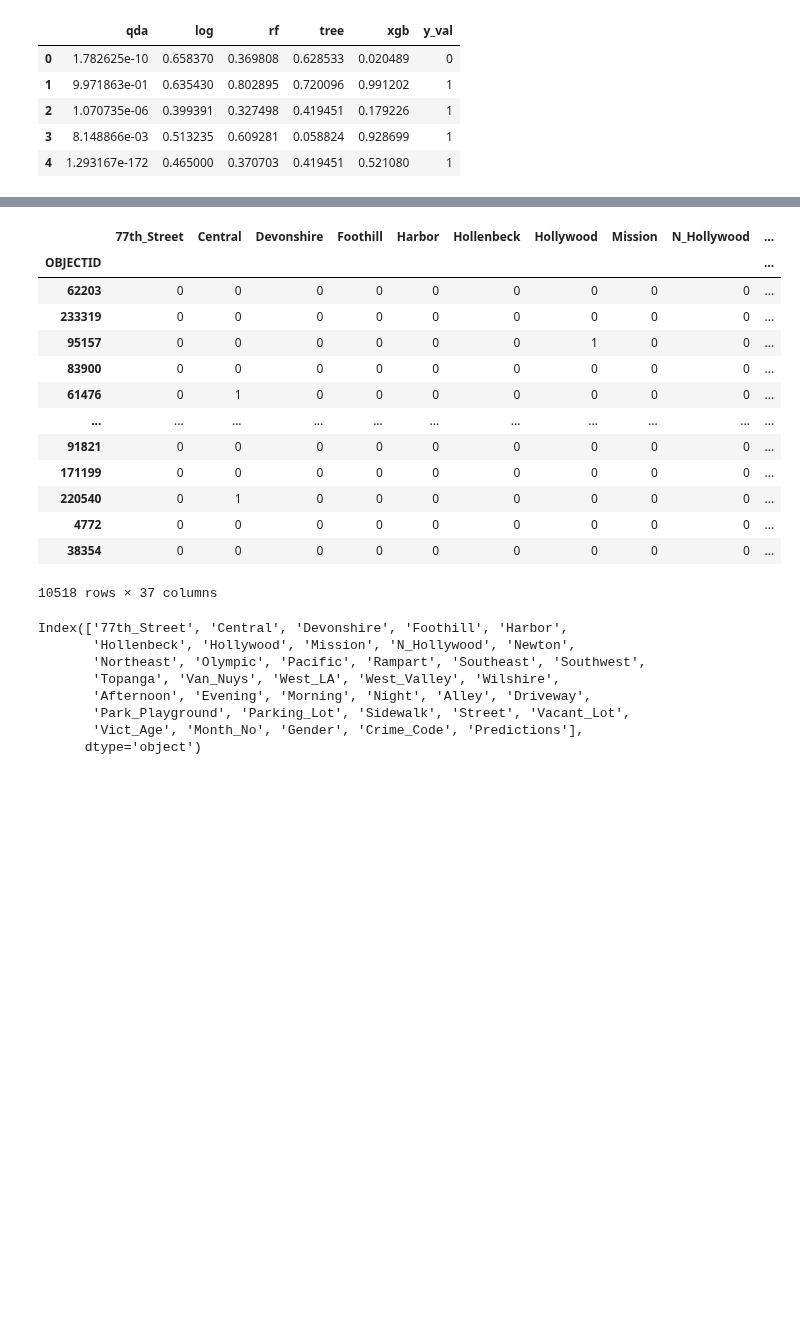
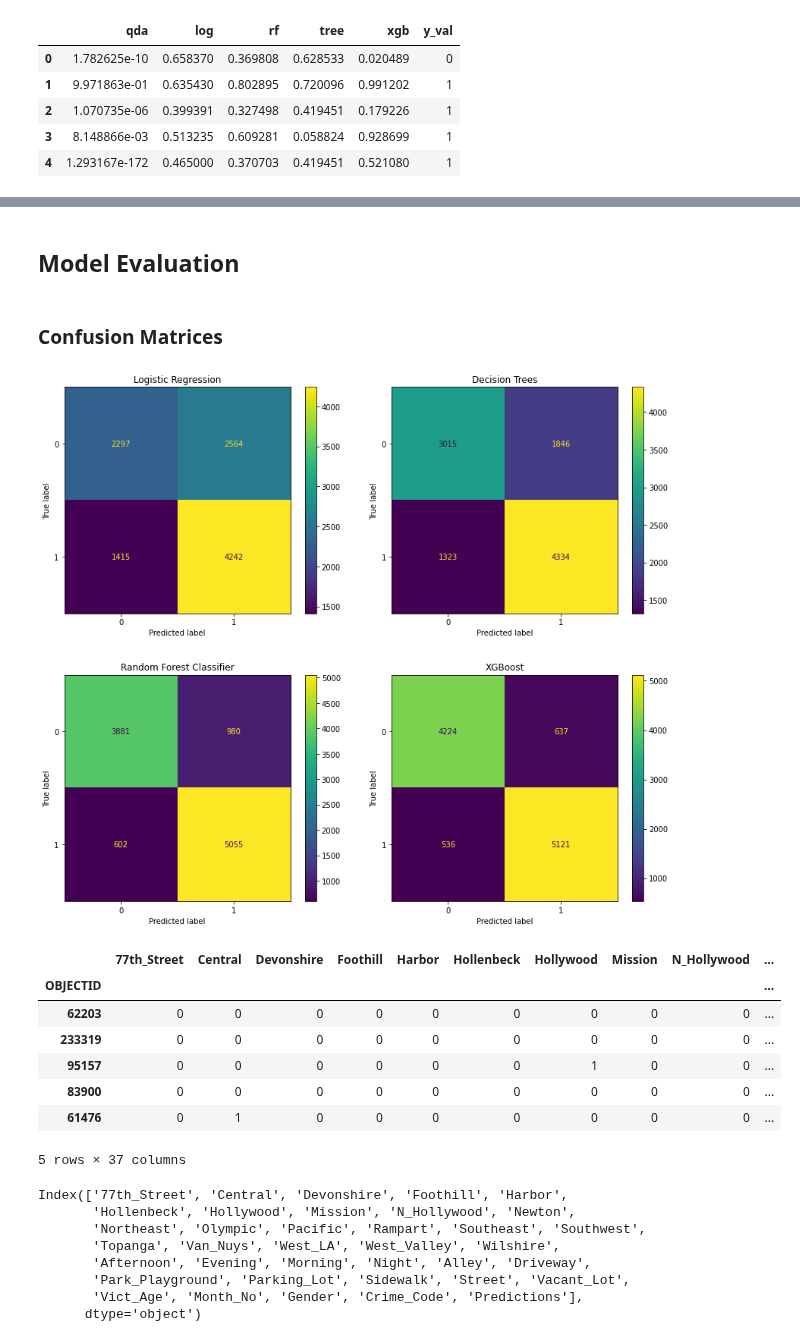
Before and after one commit to MSADS-Capstone/navigating_crime, a Jupyter notebook: Code Library/modeling.ipynb, the cells around one changed output, grey strips where cells are left out. Saved outputs shown, nothing was run; the diff lists cells and outputs as text; code cells hidden in the pictures; blank space fills up the shorter version.

Commit message:
updated folders (dashboard) and modeling

```diff
--- a/Code Library/modeling.ipynb
+++ b/Code Library/modeling.ipynb
@@ -302,12 +303,13 @@ def rand_for(n, criterion, rstate):
                                 random_state=rstate)
 
     rf.fit(X_train, y_train)
-    rf_proba = rf.predict_proba(X_val)[:, 1]
     # Predict on val set
     tuned_rf = rf.predict(X_val)
-    return rf_proba
+    return rf
 # %%
-rf_proba = rand_for(20, criterion='entropy', rstate=rstate)
+rf = rand_for(20, criterion='entropy', rstate=rstate)
+# extract predicted probabilities for validation set
+rf_proba = rf.predict_proba(X_val)[:, 1]
 # %%
 def xgb_hp(lr, rstate):
     # XGBoost tuning
@@ -368,12 +370,13 @@ def xgb(n, lr, rstate):
   xgb = XGBClassifier(max_depth=n, learning_rate=lr,
                       random_state=rstate)
   xgb.fit(X_train, y_train)
-  xgb_proba = xgb.predict_proba(X_val)[:, 1]
   # Predict on val set
   tuned_xgb = xgb.predict(X_val)
-  return xgb_proba
+  return xgb
 # %%
-xgb_proba = xgb(n=31, lr=0.5, rstate=rstate)
+xgb = xgb(n=31, lr=0.5, rstate=rstate)
+# extract predicted probabilities for validation set
+xgb_proba = xgb.predict_proba(X_val)[:, 1]
 # %%
 def roc_plots(est_name, name, ax=None):
     roc = metrics.roc_curve(y_val, est_name)
@@ -418 +423,32 @@ df_predictions = valid_set.copy()
+# %% [markdown]
+## Model Evaluation
+# %% [markdown]
+### Confusion Matrices
+# %%
+fig = plt.figure(figsize=(12, 10))
+ax1 = fig.add_subplot(221)
+ax2 = fig.add_subplot(222)
+ax3 = fig.add_subplot(223)
+ax4 = fig.add_subplot(224)
+fig.tight_layout(w_pad=2, h_pad= 6)
+
+# Logistic Regression confusion matrix
+plot_confusion_matrix(lr, X_val, y_val, ax=ax1)
+ax1.set_title('Logistic Regression')
+
+# Decision Tree confusion matrix
+plot_confusion_matrix(tree, X_val, y_val, ax=ax2)
+ax2.set_title('Decision Trees')
+
+# Random Forest confusion matrix
+plot_confusion_matrix(rf, X_val, y_val, ax=ax3)
+ax3.set_title('Random Forest Classifier')
+
+# Random Forest confusion matrix
+plot_confusion_matrix(xgb, X_val, y_val, ax=ax4)
+ax4.set_title('XGBoost')
+
+plt.show()
+# %% [output]
+[figure, added]
 # %%
@@ -419,7 +456,7 @@ df_predictions = valid_set.copy()
 df_preds = pd.concat([X_val, y_val], axis=1)
 df_preds['Predictions'] = xgb_proba
 # %%
-df_preds
+df_preds.head()
 # %% [output]
 |  | 77th_Street | Central | Devonshire | Foothill | Harbor | Hollenbeck | Hollywood | Mission | N_Hollywood | ... |
 | OBJECTID |  |  |  |  |  |  |  |  |  | ... |
@@ -428,13 +465,7 @@ df_preds
 | 95157 | 0 | 0 | 0 | 0 | 0 | 0 | 1 | 0 | 0 | ... |
 | 83900 | 0 | 0 | 0 | 0 | 0 | 0 | 0 | 0 | 0 | ... |
 | 61476 | 0 | 1 | 0 | 0 | 0 | 0 | 0 | 0 | 0 | ... |
-| ... | ... | ... | ... | ... | ... | ... | ... | ... | ... | ... |
-| 91821 | 0 | 0 | 0 | 0 | 0 | 0 | 0 | 0 | 0 | ... |
-| 171199 | 0 | 0 | 0 | 0 | 0 | 0 | 0 | 0 | 0 | ... |
-| 220540 | 0 | 1 | 0 | 0 | 0 | 0 | 0 | 0 | 0 | ... |
-| 4772 | 0 | 0 | 0 | 0 | 0 | 0 | 0 | 0 | 0 | ... |
-| 38354 | 0 | 0 | 0 | 0 | 0 | 0 | 0 | 0 | 0 | ... |
-10518 rows × 37 columns
+5 rows × 37 columns
 # %%
 df_preds.columns
 # %% [output]
```
Also changed, not shown: parts of 34 cells of this notebook, 6 other files.
